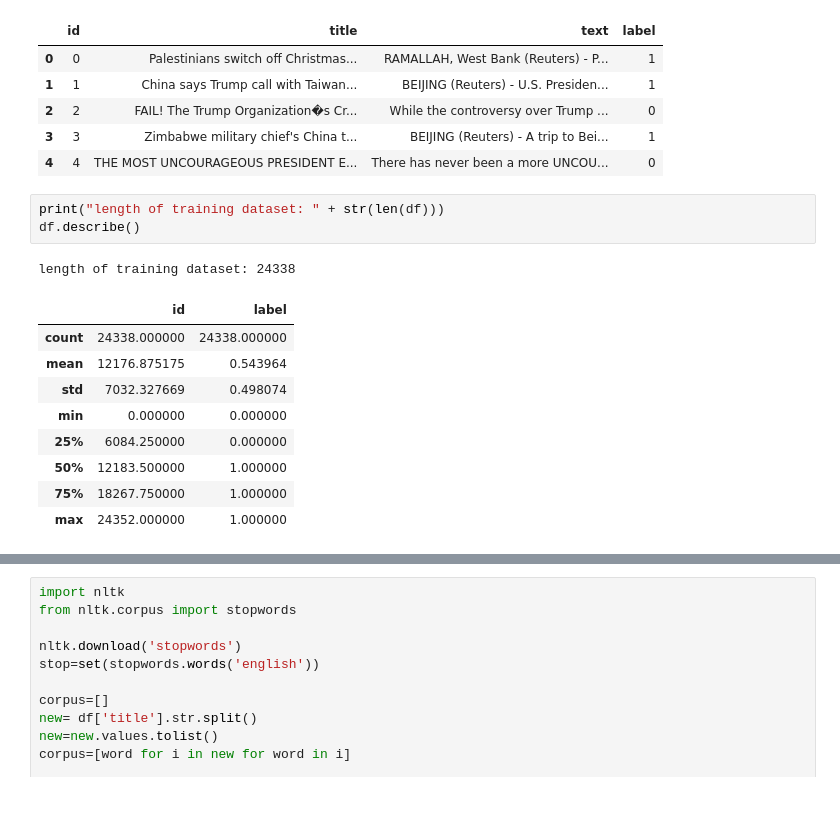
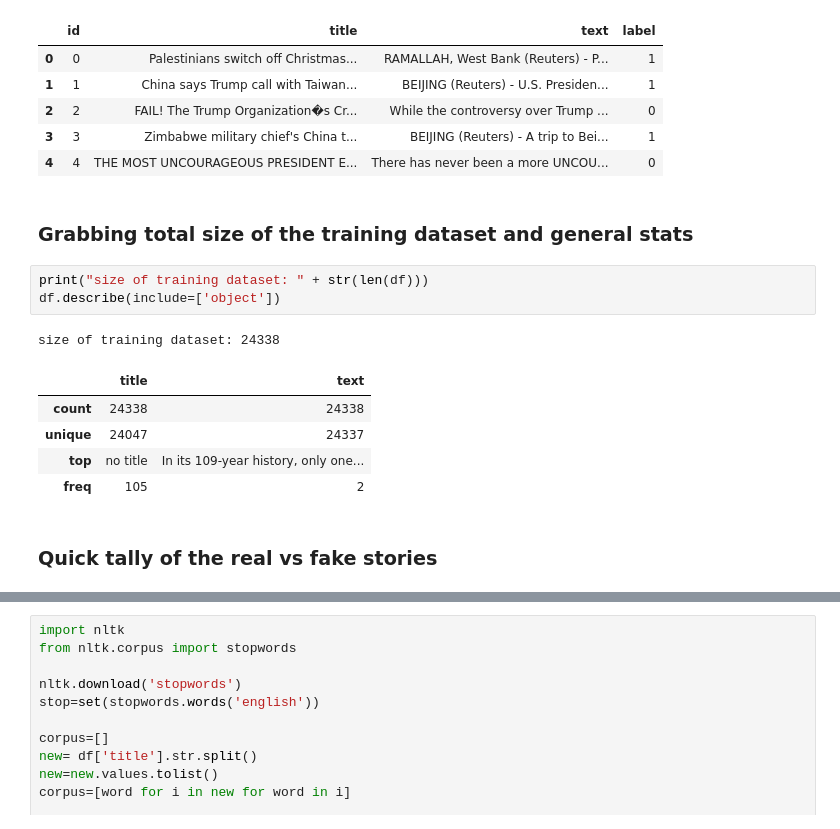
Before and after one commit to Cmeek09/NLP_with_deep_learning, a Jupyter notebook: project_part1.ipynb, the cells around one changed output, grey strips where cells are left out. Drawn from its saved outputs; the diff is of its cells as text; blank space fills up the shorter version.

```diff
--- a/project_part1.ipynb
+++ b/project_part1.ipynb
@@ -35,20 +32,20 @@ df.head()
 | 2 | 2 | FAIL! The Trump Organization�s Cr... | While the controversy over Trump ... | 0 |
 | 3 | 3 | Zimbabwe military chief's China t... | BEIJING (Reuters) - A trip to Bei... | 1 |
 | 4 | 4 | THE MOST UNCOURAGEOUS PRESIDENT E... | There has never been a more UNCOU... | 0 |
+# %% [markdown]
+### Grabbing total size of the training dataset and general stats
 # %%
-print("length of training dataset: " + str(len(df)))
-df.describe()
+print("size of training dataset: " + str(len(df)))
+df.describe(include=['object'])
 # %% [output]
-length of training dataset: 24338
+size of training dataset: 24338
-|  | id | label |
-| count | 24338.000000 | 24338.000000 |
-| mean | 12176.875175 | 0.543964 |
-| std | 7032.327669 | 0.498074 |
-| min | 0.000000 | 0.000000 |
-| 25% | 6084.250000 | 0.000000 |
-| 50% | 12183.500000 | 1.000000 |
-| 75% | 18267.750000 | 1.000000 |
-| max | 24352.000000 | 1.000000 |
+|  | title | text |
+| count | 24338 | 24338 |
+| unique | 24047 | 24337 |
+| top | no title | In its 109-year history, only one... |
+| freq | 105 | 2 |
+# %% [markdown]
+### Quick tally of the real vs fake stories
 # %%
 import matplotlib.pyplot as plt
 import seaborn as sns
```
Also changed, not shown: parts of 35 cells of this notebook.
